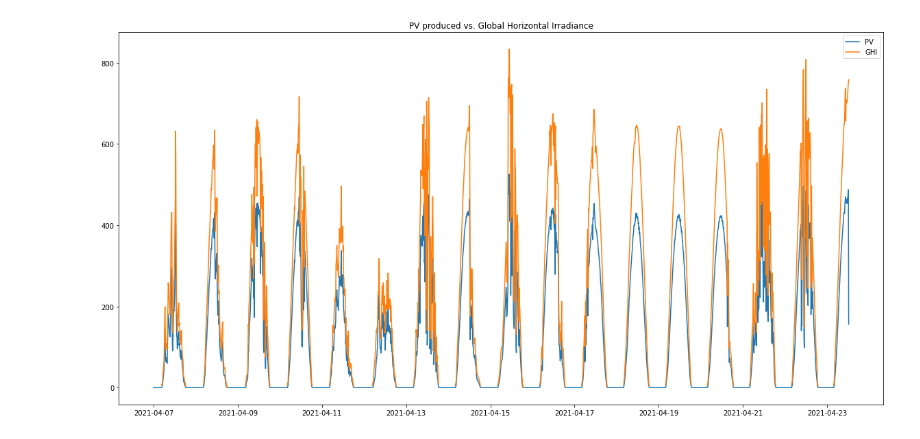
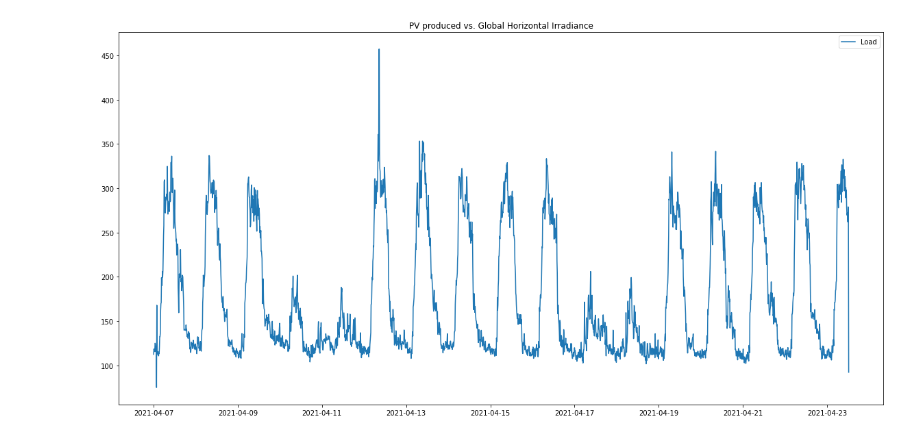
Before and after one commit to theodorhusefest/microgrid-mpc, a Jupyter notebook: data_analysis/new_data/clean_and_merge.ipynb, the cells around one changed output. Drawn from its saved outputs; the diff is of its cells as text; code cells hidden in the pictures.

Commit message:
Plotting and div

```diff
--- a/data_analysis/new_data/clean_and_merge.ipynb
+++ b/data_analysis/new_data/clean_and_merge.ipynb
@@ -34,7 +34,7 @@ def clean_cumulative(filename, name, start, stop):
     return df[(df.index >= start) &(df.index < stop)]
 # %%
 start = datetime(2021, 4, 7)
-stop = datetime(2021, 4, 25)
+stop = datetime(2021, 4, 30)
 
 path = "./23.4_collected"
 
@@ -49,17 +49,18 @@ air_temp, GHI, PAI = [ clean_continuous(os.path.join(path, filenames_cont[i]), c
 L, PV = [clean_cumulative(os.path.join(path, filenames_cum[i]), column_names_cum[i], start, stop) for i in range(len(filenames_cum))]
 
 
-
 df = pd.concat([air_temp, GHI, PAI, L, PV], axis =1)
+# %%
+df.loc[df["L"] == 693.93750, "L"] = 457.12500
 # %%
 plt.figure(figsize=(20, 10))
-plt.plot(df.index, df.PV, label = "PV")
-plt.plot(df.index, df.GHI, label = "GHI")
-#plt.plot(df.index, df.L, label = "Load")
+#plt.plot(df.index, df.PV, label = "PV")
+#plt.plot(df.index, df.GHI, label = "GHI")
+plt.plot(df.index, df.L, label = "Load")
 plt.legend()
 plt.title("PV produced vs. Global Horizontal Irradiance")
 plt.show()
 # %% [output]
-[figure, old version]
+[figure, new version]
 # %%
 df.to_csv("../../src/data/23.4_test.csv")
```
Also changed, not shown: 13 other files.
